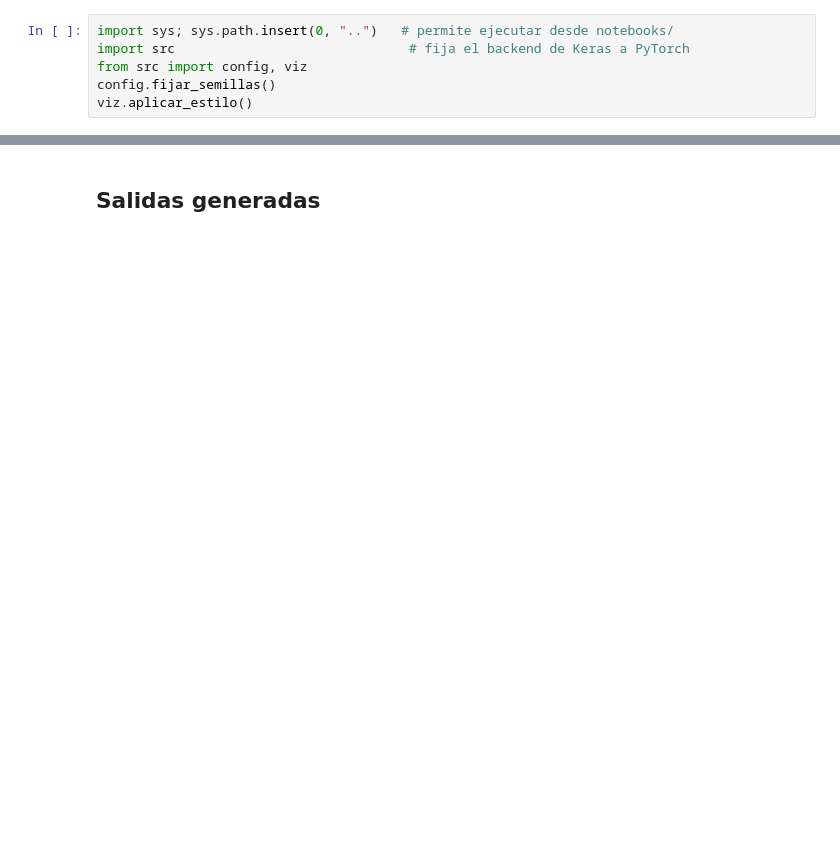
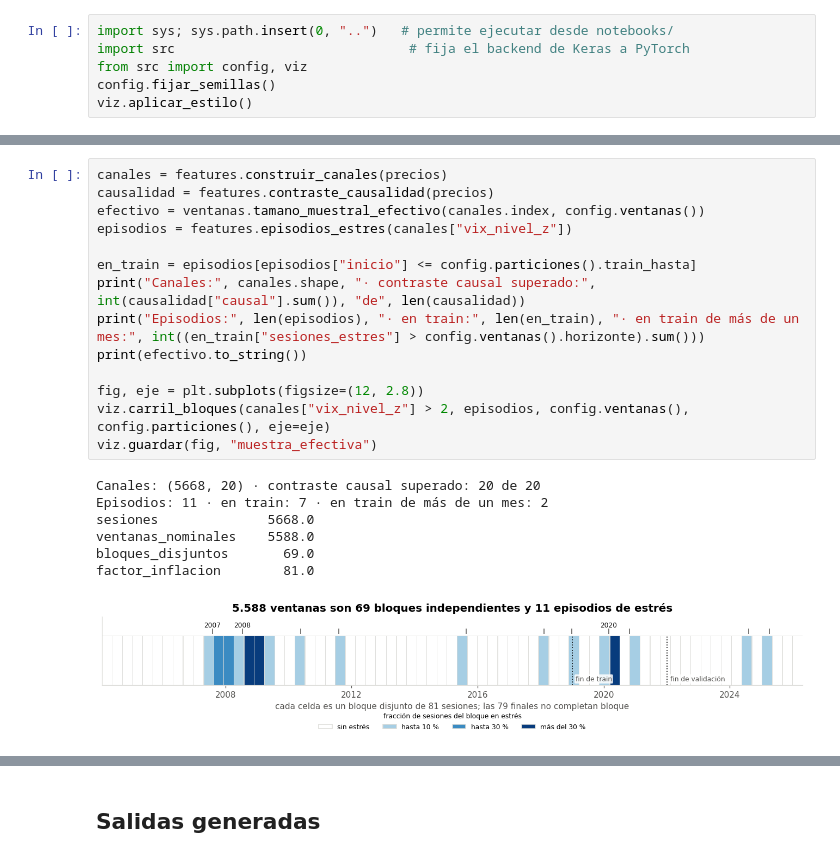
Before and after one commit to Romequinco/TALLER_GENERATIVOS, a Jupyter notebook: notebooks/00_datos_y_features.ipynb, the cells around one changed output, grey strips where cells are left out. Cells and saved outputs as stored; diff of their text form; blank space fills up the shorter version.

```diff
--- a/notebooks/00_datos_y_features.ipynb
+++ b/notebooks/00_datos_y_features.ipynb
@@ -172,0 +156,22 @@ formato, y pesa una fracción.
+# %%
+canales = features.construir_canales(precios)
+causalidad = features.contraste_causalidad(precios)
+efectivo = ventanas.tamano_muestral_efectivo(canales.index, config.ventanas())
+episodios = features.episodios_estres(canales["vix_nivel_z"])
+
+en_train = episodios[episodios["inicio"] <= config.particiones().train_hasta]
+print("Canales:", canales.shape, "· contraste causal superado:", int(causalidad["causal"].sum()), "de", len(causalidad))
+print("Episodios:", len(episodios), "· en train:", len(en_train), "· en train de más de un mes:", int((en_train["sesiones_estres"] > config.ventanas().horizonte).sum()))
+print(efectivo.to_string())
+
+fig, eje = plt.subplots(figsize=(12, 2.8))
+viz.carril_bloques(canales["vix_nivel_z"] > 2, episodios, config.ventanas(), config.particiones(), eje=eje)
+viz.guardar(fig, "muestra_efectiva")
+# %% [output]
+Canales: (5668, 20) · contraste causal superado: 20 de 20
+Episodios: 11 · en train: 7 · en train de más de un mes: 2
+sesiones              5668.0
+ventanas_nominales    5588.0
+bloques_disjuntos       69.0
+factor_inflacion        81.0
+[figure, added]
```
Also changed, not shown: parts of 28 cells of this notebook, 12 other files.
